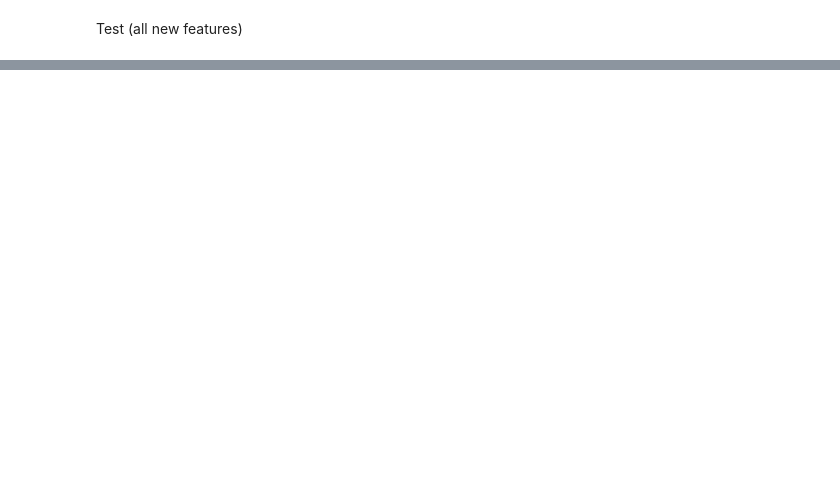
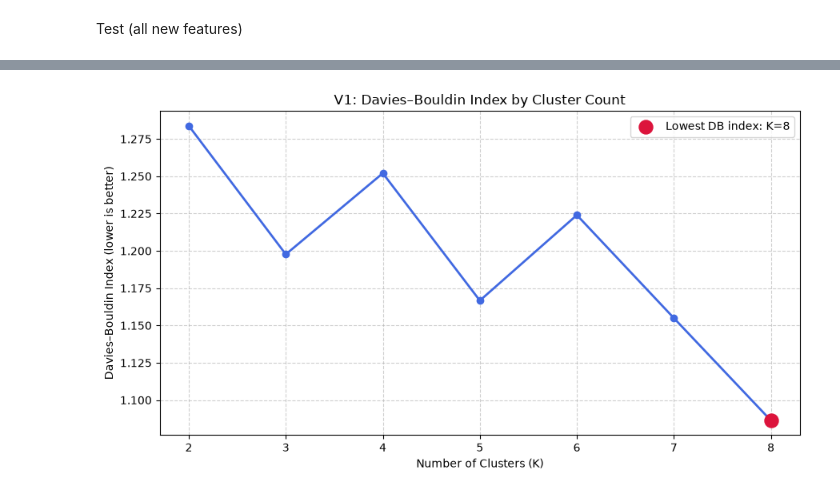
Before and after one commit to colonistz-1/Smart-Scout, a Jupyter notebook: notebooks/04_feature-engineering.ipynb, the cells around one changed output, grey strips where cells are left out. Drawn from its saved outputs; the diff is of its cells as text; code cells hidden in the pictures; blank space fills up the shorter version.

Commit message:
evaluate cluster counts and minimum-minute thresholds

```diff
--- a/notebooks/04_feature-engineering.ipynb
+++ b/notebooks/04_feature-engineering.ipynb
@@ -457,0 +564,43 @@ Cluster 2
+# %%
+import matplotlib.pyplot as plt
+
+X_scaled = StandardScaler().fit_transform(df[features])
+
+k_values = list(range(2, 9))  # K = 2 through 8
+db_scores = []
+
+for k in k_values:
+    kmeans = KMeans(n_clusters=k, random_state=42, n_init=10)
+    labels = kmeans.fit_predict(X_scaled)
+
+    score = davies_bouldin_score(X_scaled, labels)
+    db_scores.append(score)
+
+plt.figure(figsize=(9, 5))
+plt.plot(
+    k_values, db_scores,
+    marker="o", color="royalblue", linewidth=2,
+)
+
+min_idx = db_scores.index(min(db_scores))
+best_k = k_values[min_idx]
+
+plt.scatter(
+    best_k,
+    db_scores[min_idx],
+    color="crimson",
+    s=150,
+    zorder=5,
+    label=f"Lowest DB index: K={best_k}",
+)
+
+plt.title("V1: Davies–Bouldin Index by Cluster Count")
+plt.xlabel("Number of Clusters (K)")
+plt.ylabel("Davies–Bouldin Index (lower is better)")
+plt.xticks(k_values)
+plt.grid(True, linestyle="--", alpha=0.6)
+plt.legend()
+plt.tight_layout()
+plt.show()
+# %% [output]
+[figure, added]
```
Also changed, not shown: parts of 6 cells of this notebook.
